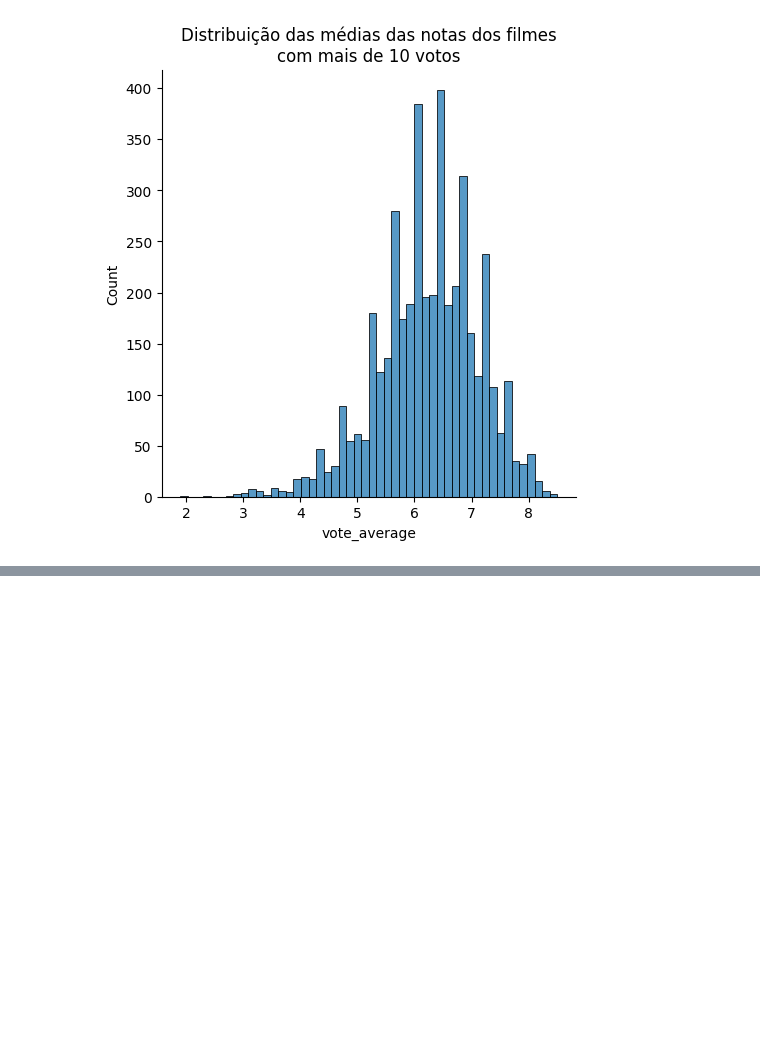
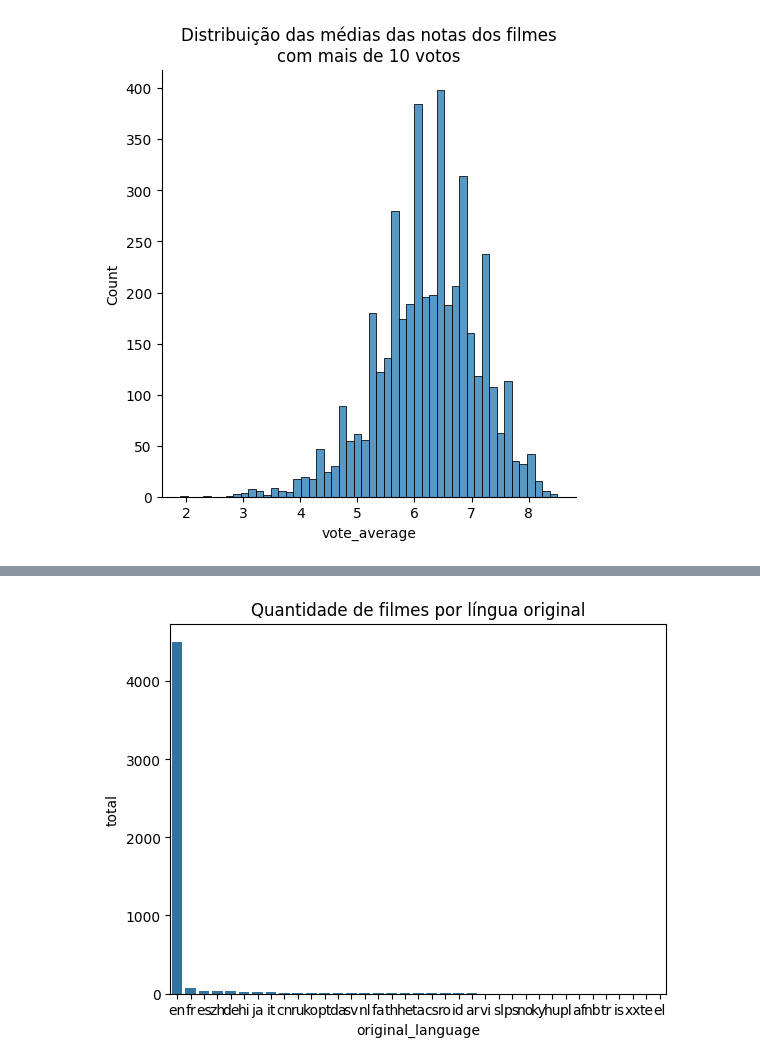
Before and after one commit to IronZiiz/data-science-start, a Jupyter notebook: IMDB_first_steps.ipynb, the cells around one changed output, grey strips where cells are left out. Saved outputs shown, nothing was run; the diff lists cells and outputs as text; code cells hidden in the pictures; blank space fills up the shorter version.

```diff
--- a/IMDB_first_steps.ipynb
+++ b/IMDB_first_steps.ipynb
@@ -129,0 +168,5 @@ plt.show()
+# %%
+# we need reset the index
+contagem_de_lingua = tmdb['original_language'].value_counts().to_frame().reset_index()
+contagem_de_lingua.columns = ['original_language', 'total']
+contagem_de_lingua.head()
@@ -129,0 +180,6 @@ plt.show()
+# %%
+sns.barplot(data = contagem_de_lingua, x = 'original_language', y = 'total')
+plt.title("Quantidade de filmes por língua original")
+plt.show()
+# %% [output]
+[figure, added]
```
Also changed, not shown: parts of 13 cells of this notebook.
